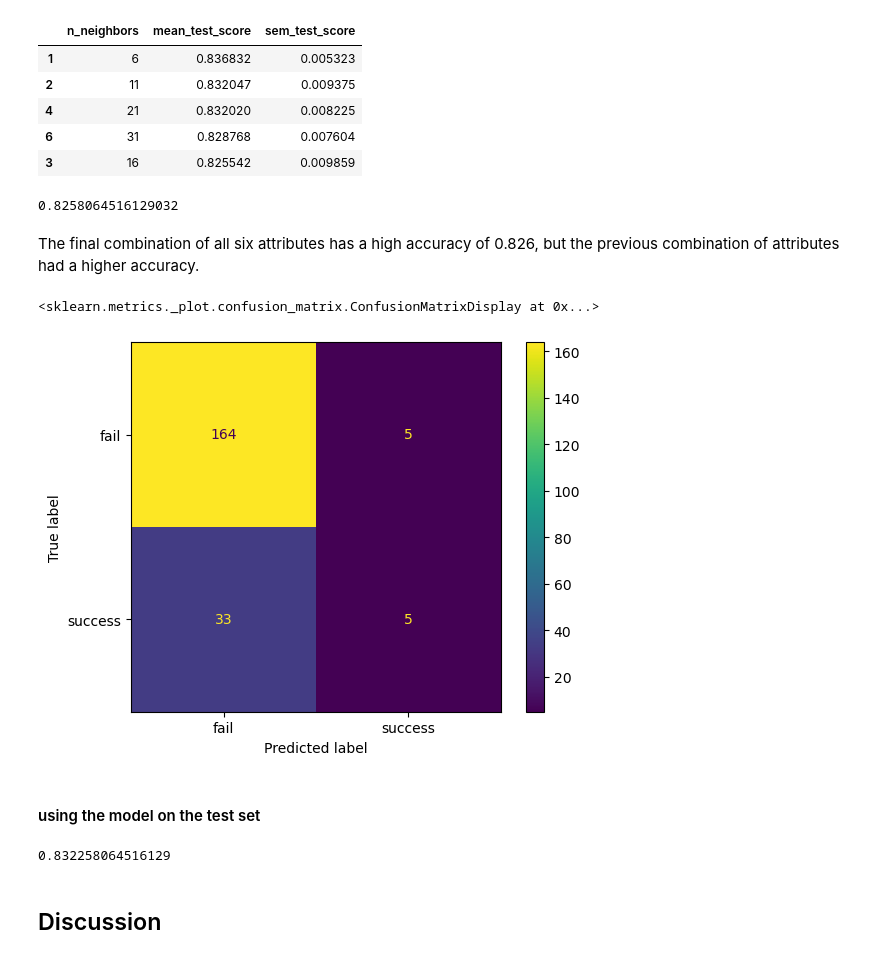
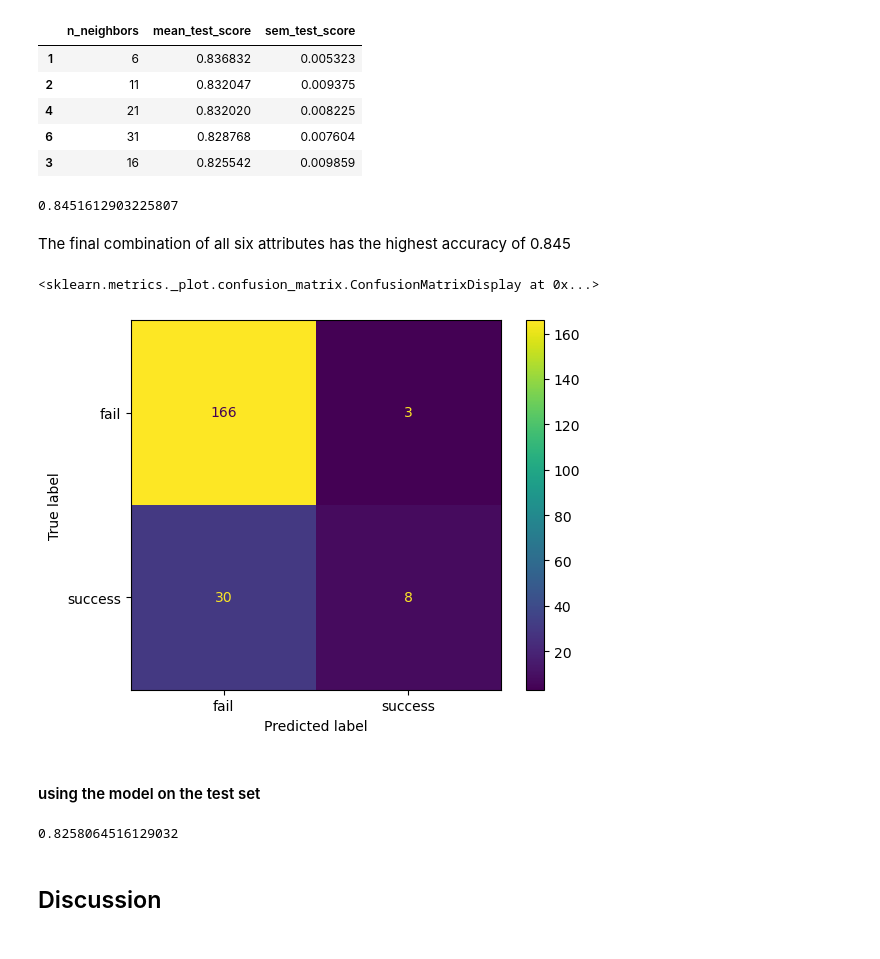
Before and after one commit to mkimur02/final_project_dsci100, a Jupyter notebook: Untitled.ipynb, the cells around one changed output. Cells and saved outputs as stored; diff of their text form; code cells hidden in the pictures.

Commit message:
subset training set, values changed:(

```diff
--- a/Untitled.ipynb
+++ b/Untitled.ipynb
@@ -188,14 +188,12 @@ We used the "stratify" parameter in the train_test_split here as well to preserv
 # %%
 # first combination: attractive, intelligence, funny, sincere
 np.random.seed(1000)
+# use a split of the training set for validation set
+# create the 25/75 split of the *training data* into sub-training and validation
+speeddating_subtrain, speeddating_validation = train_test_split(
+    speeddating_training, test_size=0.25, stratify=speeddating_training["match"]
+)
 
-speeddating_train, speeddating_test = train_test_split(
-    speeddating, train_size=0.75,
-    stratify=speeddating["match"]
-)
-speeddating_train.info()
-
-speeddating_train["match"].value_counts(normalize=True)
 
 # preprocess data
 speeddating_preprocessor = make_column_transformer(
@@ -586,11 +561,6 @@ accuracies_grid.sort_values(by="mean_test_score",ascending=False).head(5)
 # %%
 np.random.seed(1000)
 # now use k=6 to find accuracy of model
-# use a split of the training set for validation set
-# create the 25/75 split of the *training data* into sub-training and validation
-speeddating_subtrain, speeddating_validation = train_test_split(
-    speeddating_train, test_size=0.25
-)
 
 # fit the model on the sub-training data
 knn = KNeighborsClassifier(n_neighbors=6)
@@ -607,53 +577,53 @@ acc = knn_fit.score(
 )
 acc
 # %% [output]
-0.8258064516129032
+0.8451612903225807
 # %% [markdown]
-The final combination of all six attributes has a high accuracy of 0.826, but the previous combination of attributes had a higher accuracy.
+The final combination of all six attributes has the highest accuracy of 0.845
 # %%
 # confusion matrix with selected variables
 # speeddating_train, speeddating_test = train_test_split(speeddating, test_size=0.25, random_state=123) # set the random state to be 123
 np.random.seed(1000)
 speeddating_preprocessor = make_column_transformer(
     (StandardScaler(), [
-        "attractive_partner", "sincere_partner","intelligence_partner","funny_partner","shared_interests_partner"]),
+        "attractive_partner", "sincere_partner","intelligence_partner","funny_partner","ambition_partner","shared_interests_partner"]),
 )
 
 knn_spec = KNeighborsClassifier(n_neighbors=6)
 
 X = speeddating_train[[
-    "attractive_partner", "sincere_partner","intelligence_partner","funny_partner","shared_interests_partner"]]
+    "attractive_partner", "sincere_partner","intelligence_partner","funny_partner","ambition_partner","shared_interests_partner"]]
 y = speeddating_train["match"]
 
 speeddating_fit = make_pipeline(speeddating_preprocessor, knn_spec).fit(X, y)
 
 speeddating_test_predictions = speeddating_fit.predict(speeddating_test)
 speeddating_test_predictions = pd.concat(
     [
         speeddating_test.reset_index(drop=True),
         pd.DataFrame(speeddating_test_predictions, columns=["predicted"]),
     ],
     axis=1,
 )
 
 speeddating_test_predictions
 
 
 speeddating_mat = sklearn.metrics.confusion_matrix(
     speeddating_test_predictions["match"],
     speeddating_test_predictions["predicted"],
     labels=speeddating_fit.classes_,
 )
 
 from sklearn.metrics import ConfusionMatrixDisplay
 
 disp = ConfusionMatrixDisplay(
     confusion_matrix=speeddating_mat, display_labels=speeddating_fit.classes_
 )
 disp.plot()
 # %% [output]
 <sklearn.metrics._plot.confusion_matrix.ConfusionMatrixDisplay at 0x...>
-[figure, old version]
+[figure, new version]
 # %% [markdown]
 #### using the model on the test set
 # %%
@@ -661,26 +631,26 @@ np.random.seed(1000)
 
 speeddating_preprocessor = make_column_transformer(
     (StandardScaler(), [
-        "attractive_partner", "sincere_partner","intelligence_partner","funny_partner","shared_interests_partner"]),
+        "attractive_partner", "sincere_partner","intelligence_partner","funny_partner","ambition_partner","shared_interests_partner"]),
 )
 
 knn_spec = KNeighborsClassifier(n_neighbors=6)
 
 # fit the model on the sub-training data
 X = speeddating_testing.loc[:, ["attractive_partner",  "sincere_partner","intelligence_partner",
-                                 "funny_partner","shared_interests_partner"]]
+                                 "funny_partner","ambition_partner","shared_interests_partner"]]
 y = speeddating_testing["match"]
 knn_fit = make_pipeline(speeddating_preprocessor, knn_spec).fit(X, y)
 
 # compute the score on validation data
 acc = knn_fit.score(
     speeddating_validation.loc[:, ["attractive_partner",  "sincere_partner","intelligence_partner",
-                                   "funny_partner", "shared_interests_partner"]],
+                                   "funny_partner", "ambition_partner","shared_interests_partner"]],
     speeddating_validation["match"]
 )
 acc
 # %% [output]
-0.832258064516129
+0.8258064516129032
 # %% [markdown]
 ## Discussion
 # %% [markdown]
```
Also changed, not shown: parts of 14 cells of this notebook.
